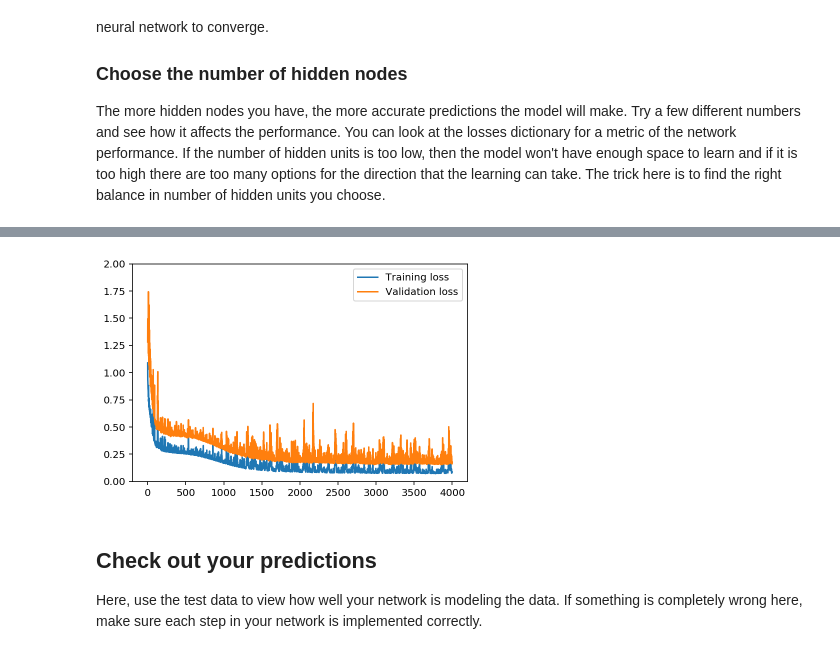
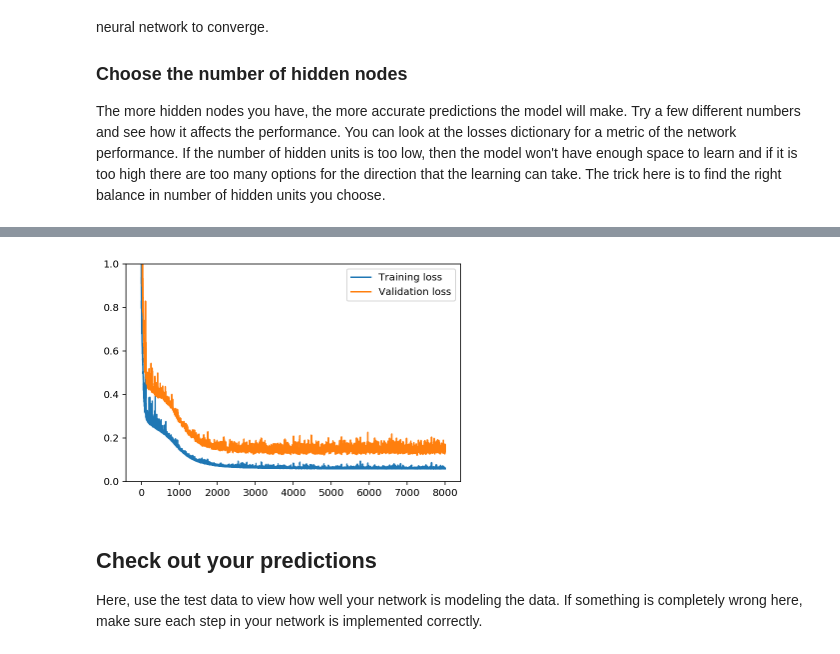
Before and after one commit to mmcodesso/Bike-Sharing-Neural-Networks, a Jupyter notebook: DLND Your first neural network Mauricio.ipynb, the cells around one changed output, grey strips where cells are left out. Drawn from its saved outputs; the diff is of its cells as text; code cells hidden in the pictures.

```diff
--- a/DLND Your first neural network Mauricio.ipynb
+++ b/DLND Your first neural network Mauricio.ipynb
@@ -381,0 +299,35 @@ Progress: 100.0% ... Training loss: 0.086 ... Validation loss: 0.162
+# %%
+import sys
+
+### Set the hyperparameters here ###
+iterations = 8000
+learning_rate = 1 # i redifine this variable bellow to use the variable ii in the for loop
+hidden_nodes = 6
+output_nodes = 1
+
+
+N_i = train_features.shape[1]
+network = NeuralNetwork(N_i, hidden_nodes, output_nodes, learning_rate)
+
+losses = {'train':[], 'validation':[]}
+for ii in range(iterations):
+
+    #I Redefine learning rate here because it wasn't defined yet, and in the first test it was in memory
+    learning_rate =  1 / float(np.log(ii + 1) + 1)
+
+    # Go through a random batch of 128 records from the training data set
+    batch = np.random.choice(train_features.index, size=128)
+    X, y = train_features.ix[batch].values, train_targets.ix[batch]['cnt']
+
+    network.train(X, y)
+
+    # Printing out the training progress
+    train_loss = MSE(network.run(train_features).T, train_targets['cnt'].values)
+    val_loss = MSE(network.run(val_features).T, val_targets['cnt'].values)
+    sys.stdout.write("\rProgress: {:2.1f}".format(100 * ii/float(iterations)) \
+                     + "% ... Training loss: " + str(train_loss)[:5] \
+                     + " ... Validation loss: " + str(val_loss)[:5])
+    sys.stdout.flush()
+
+    losses['train'].append(train_loss)
+    losses['validation'].append(val_loss)
@@ -382,10 +336,10 @@ Progress: 100.0% ... Training loss: 0.086 ... Validation loss: 0.162
 # %%
 plt.plot(losses['train'], label='Training loss')
 plt.plot(losses['validation'], label='Validation loss')
 plt.legend()
-_ = plt.ylim(0,2)
+_ = plt.ylim(0,1)
 # %% [output]
-[figure, old version]
+[figure, new version]
 # %% [markdown]
 ## Check out your predictions
 
```
Also changed, not shown: parts of 5 cells of this notebook, 1 other file.
